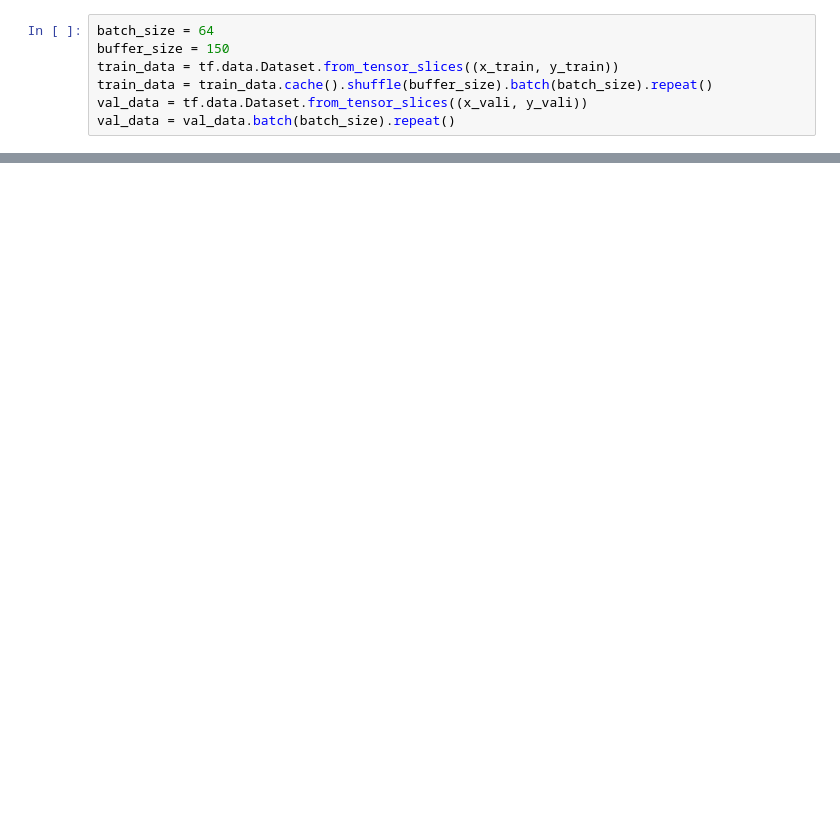
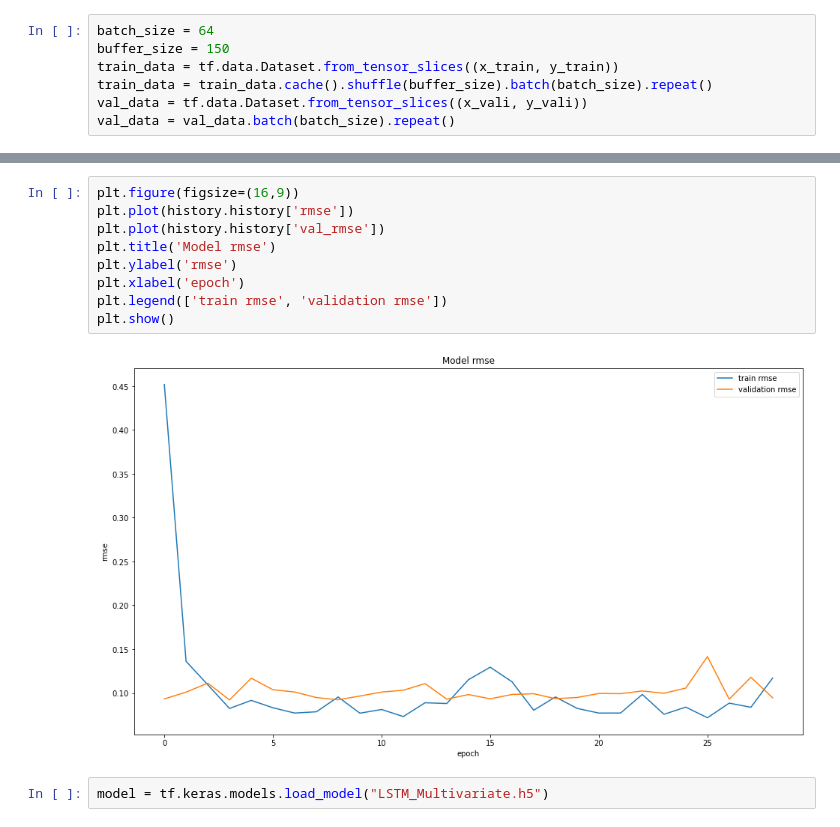
Before and after one commit to yxbxn/smart_farm, a Jupyter notebook: Code/lstm_demo.ipynb, the cells around one changed output, grey strips where cells are left out. Cells and saved outputs as stored; diff of their text form; blank space fills up the shorter version.

```diff
--- a/Code/lstm_demo.ipynb
+++ b/Code/lstm_demo.ipynb
@@ -169,0 +184,13 @@ plt.show()
+# %%
+plt.figure(figsize=(16,9))
+plt.plot(history.history['rmse'])
+plt.plot(history.history['val_rmse'])
+plt.title('Model rmse')
+plt.ylabel('rmse')
+plt.xlabel('epoch')
+plt.legend(['train rmse', 'validation rmse'])
+plt.show()
+# %% [output]
+[figure, added]
+# %%
+model = tf.keras.models.load_model("LSTM_Multivariate.h5")
```
Also changed, not shown: parts of 15 cells of this notebook, 2 other files.
